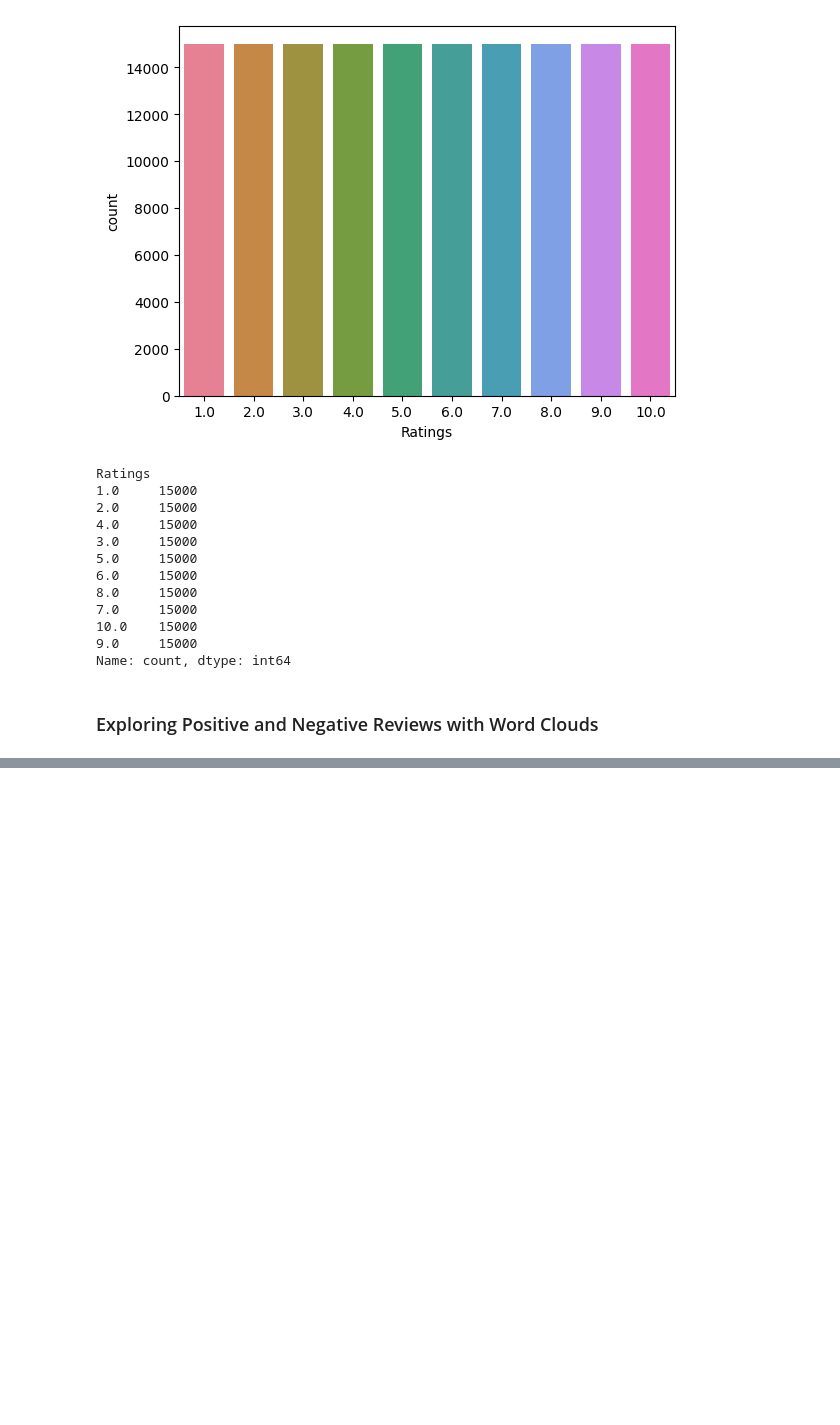
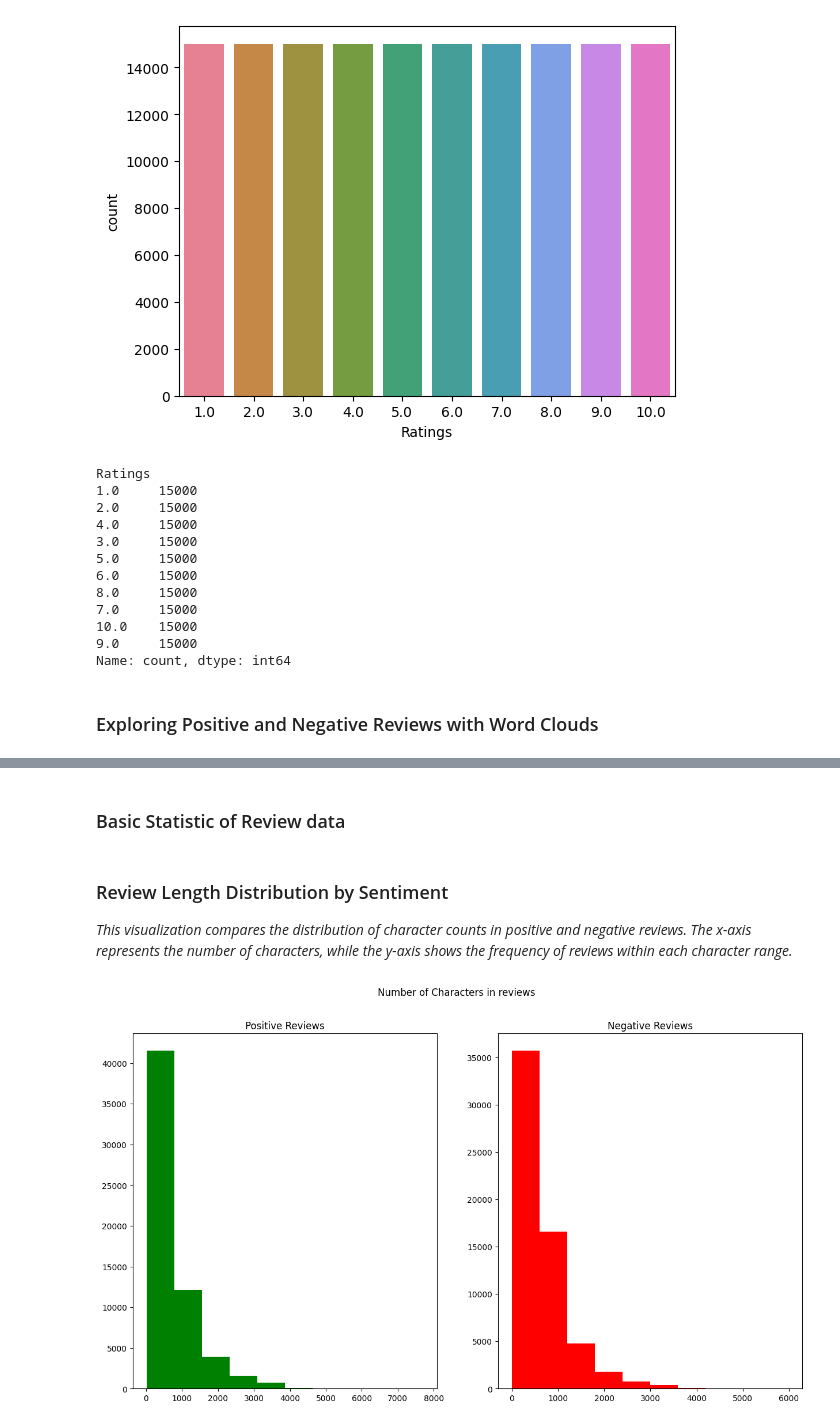
Before and after one commit to Danitilahun/Sentiment-Analysis, a Jupyter notebook: Data_Preprocessing_and_EDA.ipynb, the cells around one changed output, grey strips where cells are left out. Cells and saved outputs as stored; diff of their text form; code cells hidden in the pictures; blank space fills up the shorter version.

Commit message:
Review Length Distribution by Sentiment

```diff
--- a/Data_Preprocessing_and_EDA.ipynb
+++ b/Data_Preprocessing_and_EDA.ipynb
@@ -522,0 +524,21 @@ Wall time: 29.6 s
+# %% [markdown]
+### Basic Statistic of Review data
+# %% [markdown]
+### Review Length Distribution by Sentiment
+
+*This visualization compares the distribution of character counts in positive and negative reviews. The x-axis represents the number of characters, while the y-axis shows the frequency of reviews within each character range.*
+# %%
+figure,(pos_ax,neg_ax)=plt.subplots(1,2,figsize=(15,8))
+
+len_pos_review=df[df['Ratings']>=7]['Reviews_clean'].str.len()
+pos_ax.hist(len_pos_review,color='green')
+pos_ax.set_title('Positive Reviews')
+
+len_neg_review=df[df['Ratings']<=4]['Reviews_clean'].str.len()
+neg_ax.hist(len_neg_review,color='red')
+neg_ax.set_title('Negative Reviews')
+
+figure.suptitle('Number of Characters in reviews')
+plt.show()
+# %% [output]
+[figure, added]
```
Also changed, not shown: parts of 5 cells of this notebook.
